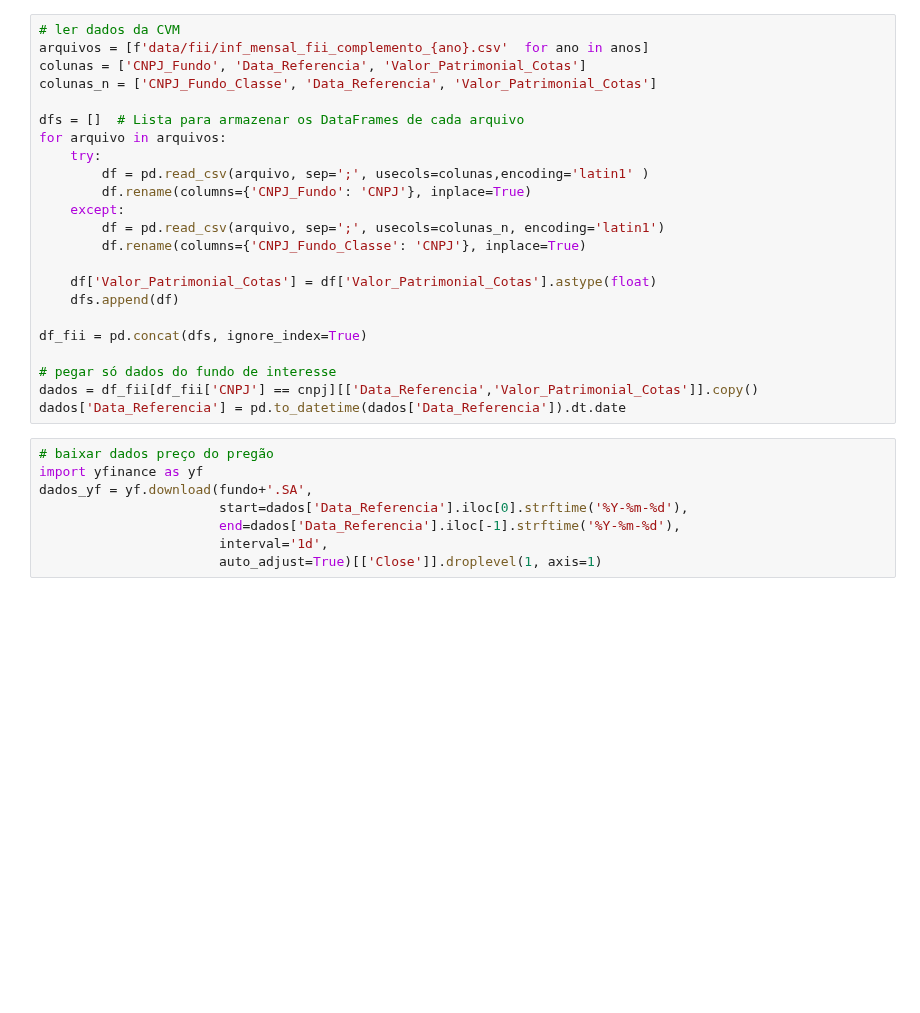
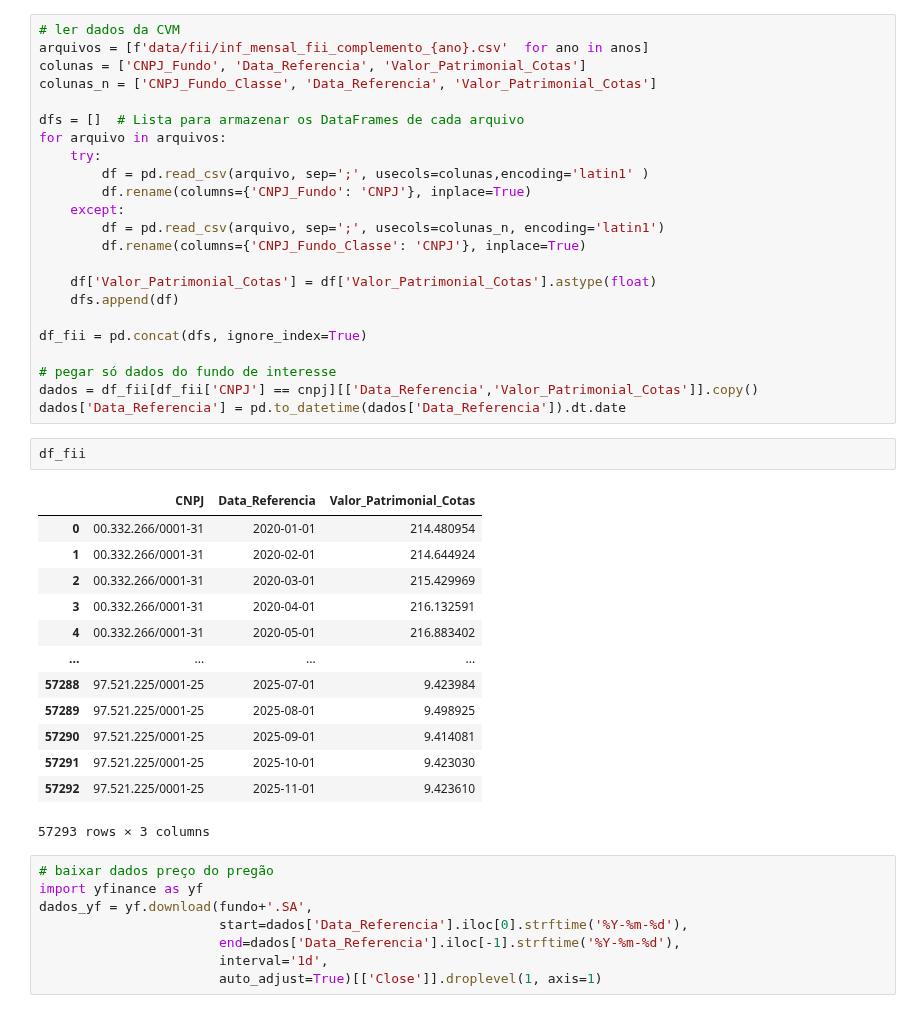
Before and after one commit to BDonadelli/Finance-playground, a Jupyter notebook: FII_Cota_VPC.ipynb, the cells around one changed output. Cells and saved outputs as stored; diff of their text form; blank space fills up the shorter version.

```diff
--- a/FII_Cota_VPC.ipynb
+++ b/FII_Cota_VPC.ipynb
@@ -182,6 +182,22 @@ df_fii = pd.concat(dfs, ignore_index=True)
 # pegar só dados do fundo de interesse
 dados = df_fii[df_fii['CNPJ'] == cnpj][['Data_Referencia','Valor_Patrimonial_Cotas']].copy()
 dados['Data_Referencia'] = pd.to_datetime(dados['Data_Referencia']).dt.date
+# %%
+df_fii
+# %% [output]
+|  | CNPJ | Data_Referencia | Valor_Patrimonial_Cotas |
+| 0 | 00.332.266/0001-31 | 2020-01-01 | 214.480954 |
+| 1 | 00.332.266/0001-31 | 2020-02-01 | 214.644924 |
+| 2 | 00.332.266/0001-31 | 2020-03-01 | 215.429969 |
+| 3 | 00.332.266/0001-31 | 2020-04-01 | 216.132591 |
+| 4 | 00.332.266/0001-31 | 2020-05-01 | 216.883402 |
+| ... | ... | ... | ... |
+| 57288 | 97.521.225/0001-25 | 2025-07-01 | 9.423984 |
+| 57289 | 97.521.225/0001-25 | 2025-08-01 | 9.498925 |
+| 57290 | 97.521.225/0001-25 | 2025-09-01 | 9.414081 |
+| 57291 | 97.521.225/0001-25 | 2025-10-01 | 9.423030 |
+| 57292 | 97.521.225/0001-25 | 2025-11-01 | 9.423610 |
+57293 rows × 3 columns
 # %%
 # baixar dados preço do pregão
 import yfinance as yf
```
Also changed, not shown: parts of 4 cells of this notebook, 3 other files.
